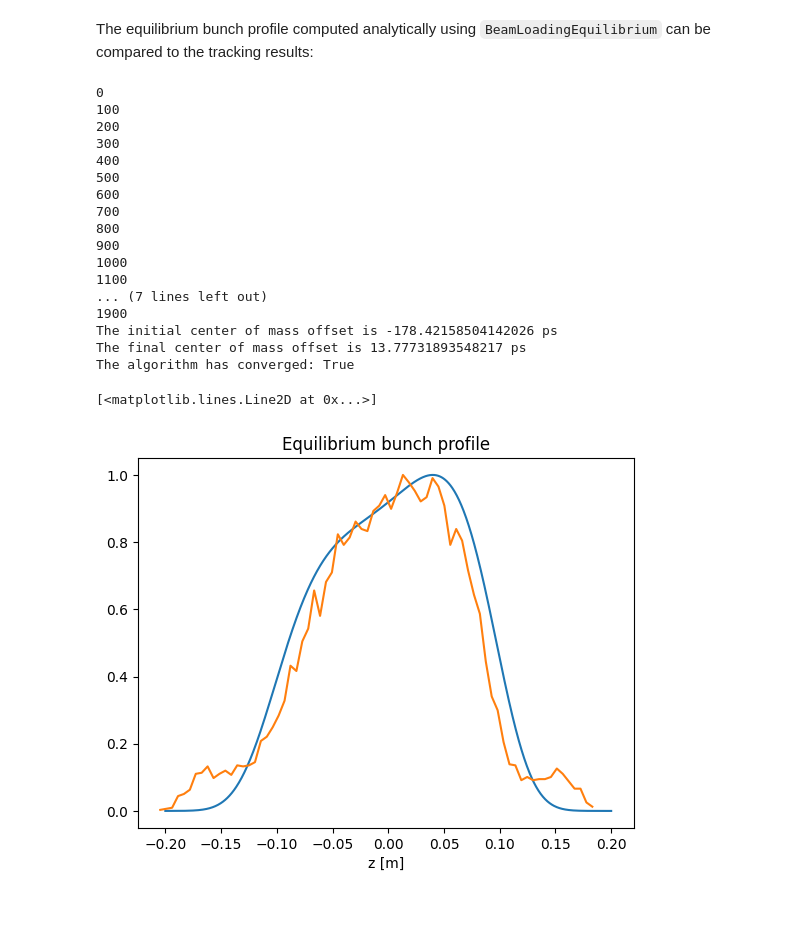
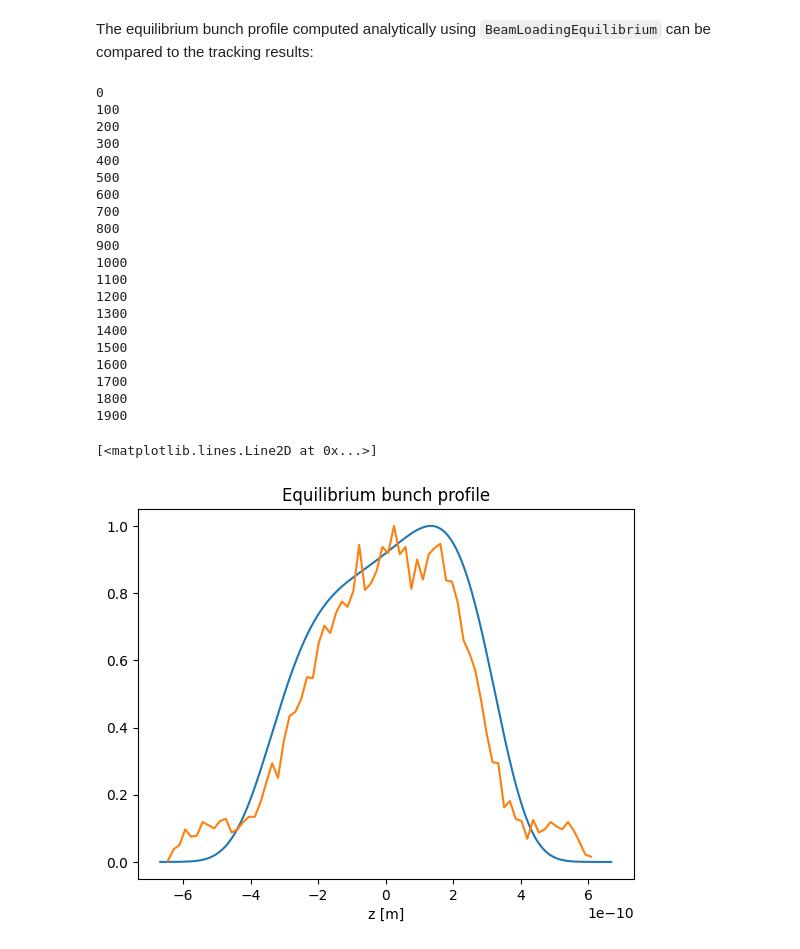
Before and after one commit to GamelinAl/mbtrack2_examples, a Jupyter notebook: mbtrack2_cavity_resonator.ipynb, the cells around one changed output. Saved outputs shown, nothing was run; the diff lists cells and outputs as text; code cells hidden in the pictures; blank space fills up the shorter version.

```diff
--- a/mbtrack2_cavity_resonator.ipynb
+++ b/mbtrack2_cavity_resonator.ipynb
@@ -458,6 +466,6 @@ for det in values:
   HC.detune = det
   V = BeamLoadingEquilibrium(ring, [MC,HC], I0, auto_set_MC_theta=False)
   sol = V.beam_equilibrium(plot=False)
-  fig = V.plot_rho(z1=-0.2, z2=0.2)
+  fig = V.plot_rho()
 plt.legend(leg)
 # %% [output]
@@ -493,38 +486,40 @@ for i in range(2000):
       print(i)
     long.track(mybeam)
     rad.track(mybeam)
     MC.track(mybeam)
     HC.track(mybeam)
 
 
 # Plot the equilibrium bunch profile
 V = BeamLoadingEquilibrium(ring, [MC,HC], I0, auto_set_MC_theta=False)
 sol = V.beam_equilibrium(plot=False)
-z0 = np.linspace(-0.2, 0.2, 1000)
-plt.plot(z0, V.rho(z0)/np.max(V.rho(z0)))
+plt.plot(V.tau0, V.rho0/np.max(V.rho0))
 plt.xlabel("z [m]")
 plt.title("Equilibrium bunch profile")
 
 # Plot the bunch profile of bunch 0 from tracking
 bins, sorted_index, profile, center = mybeam[0].binning("tau", 75)
-plt.plot(center*3e8, profile/max(profile))
+plt.plot(center, profile/max(profile))
 # %% [output]
 0
 100
 200
 300
 400
 500
 600
 700
 800
 900
 1000
 1100
-... (7 lines left out)
+1200
+1300
+1400
+1500
+1600
+1700
+1800
 1900
-The initial center of mass offset is -178.42158504142026 ps
-The final center of mass offset is 13.77731893548217 ps
-The algorithm has converged: True
 [<matplotlib.lines.Line2D at 0x...>]
-[figure, old version]
+[figure, new version]
```
Also changed, not shown: parts of 11 cells of this notebook.
